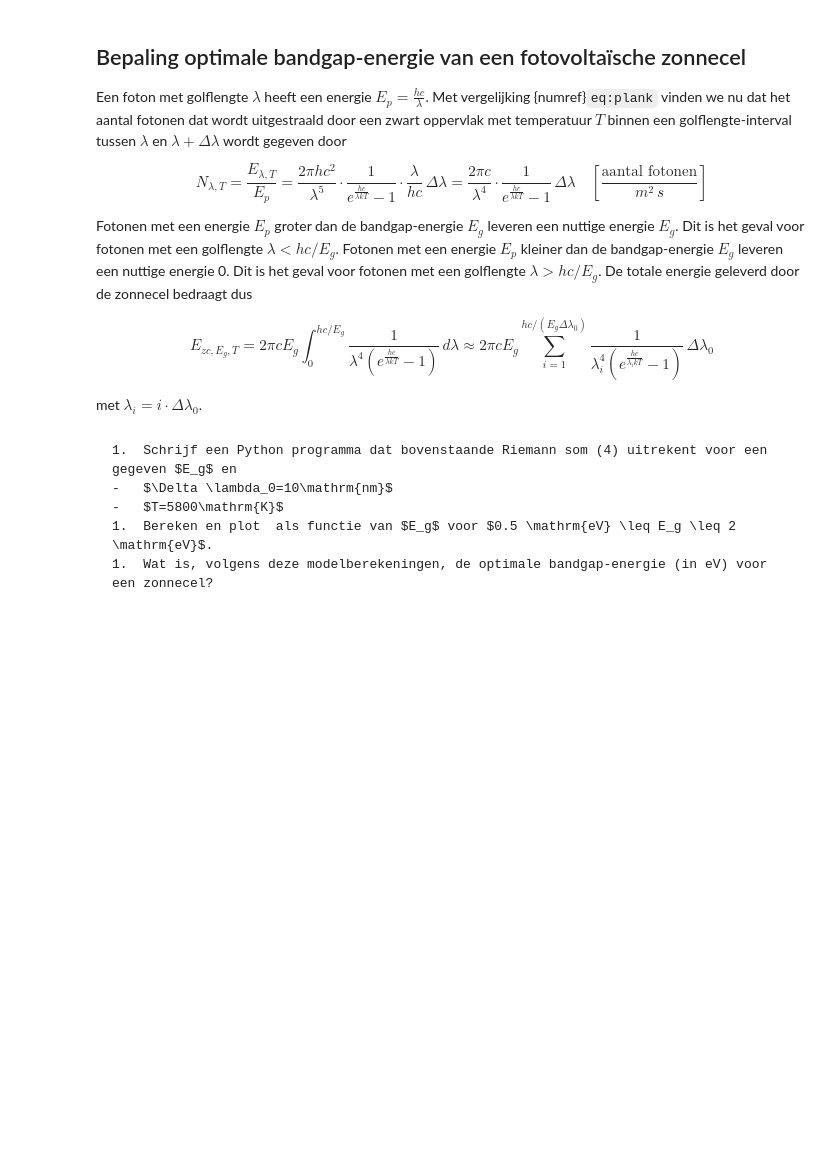
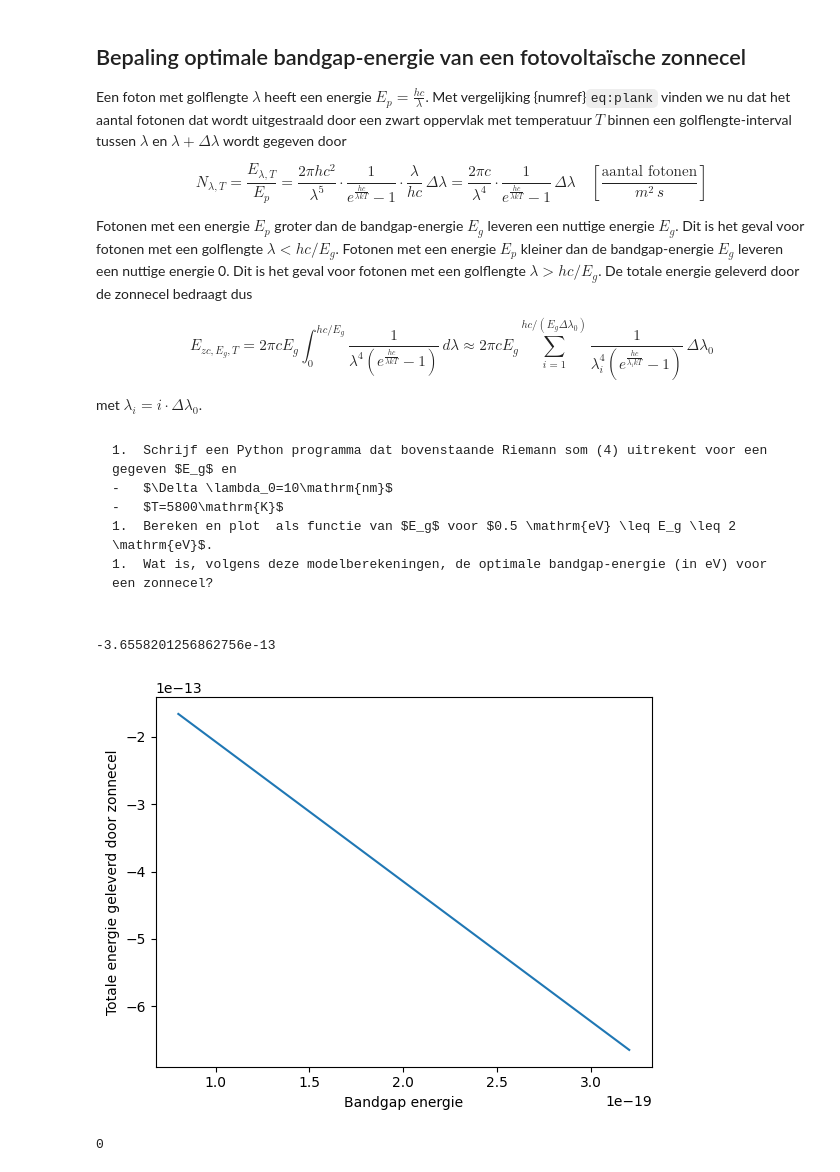
Before and after one commit to arenmeghdadi/314159265358979323846264338, a Jupyter notebook: Content/PySim/10_voltaische_cel.ipynb, the cells around one changed output. Saved outputs shown, nothing was run; the diff lists cells and outputs as text; code cells hidden in the pictures; blank space fills up the shorter version.

```diff
--- a/Content/PySim/10_voltaische_cel.ipynb
+++ b/Content/PySim/10_voltaische_cel.ipynb
@@ -218,13 +217,34 @@ T = 5800
 a = h * c / (k * T) # vereenvoudiging van de som
 
 def E_T_2(l0,  Eg):
-#your code/answer
-#Eg = 1.1eV
+    global E_g_T
+    E = 0
+    for i in range(len(E_g)):
+            N = int((h*c)/(E_g[i]*l0))
+            for i in range(1, N):
+                E += (2 * np.pi * c * Eg) * (1/(((i*l0)**4)*np.exp(a/(i*l0))-1)) * l0
+    E_g_T = np.append(E_g_T, E)
+    return E
 Eg = 1.1*1.602*10**(-19)
 b_1 = E_T_2(10e-9, Eg)
 print(b_1)
+# %% [output]
+-3.6558201256862756e-13
 # %%
 E_g = 1.602E-19 * np.linspace(0.5, 2, 1000)
-E_g_T = np.array([])
+E_g_T = E_T_2(10e-9, E_g)
 
 #your code/answer
+plt.figure()
+plt.plot(E_g, E_g_T)
+plt.xlabel('Bandgap energie')
+plt.ylabel('Totale energie geleverd door zonnecel')
+plt.show()
+
+n_max = E_g_T.argmax()
+print(n_max)
+
+# help
+# %% [output]
+[figure, added]
+0
```
Also changed, not shown: parts of 1 cell of this notebook.
